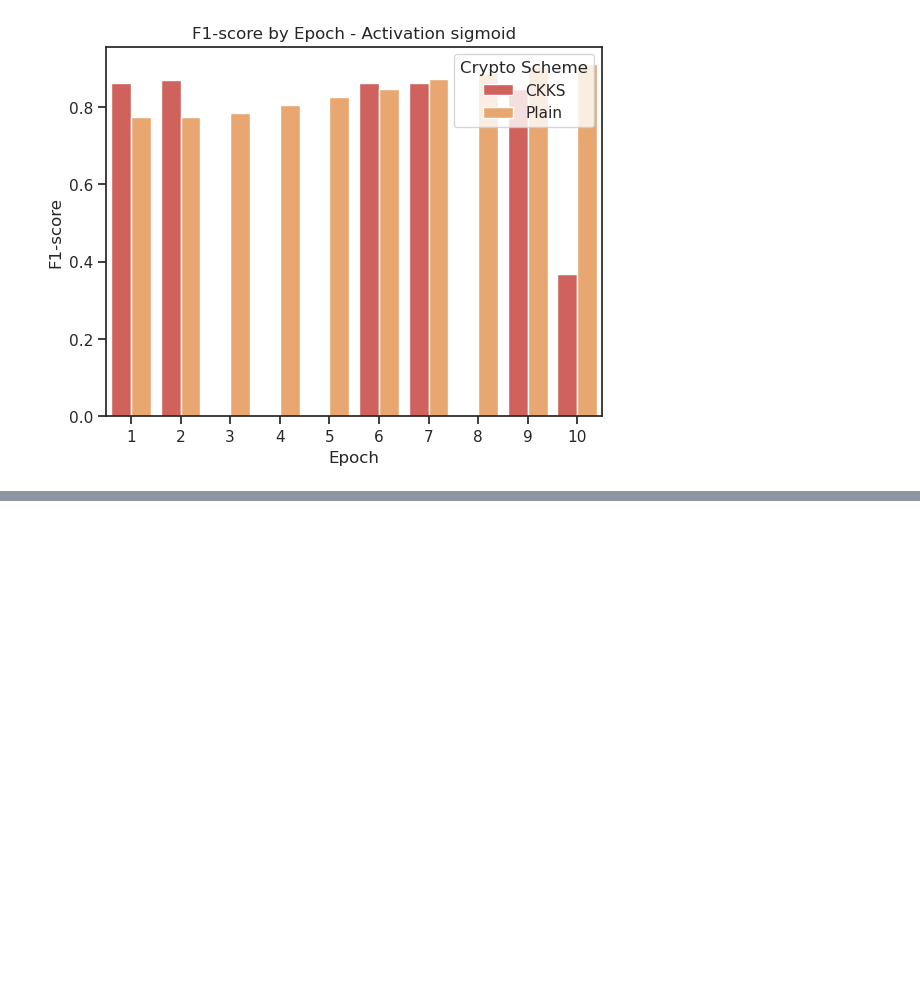
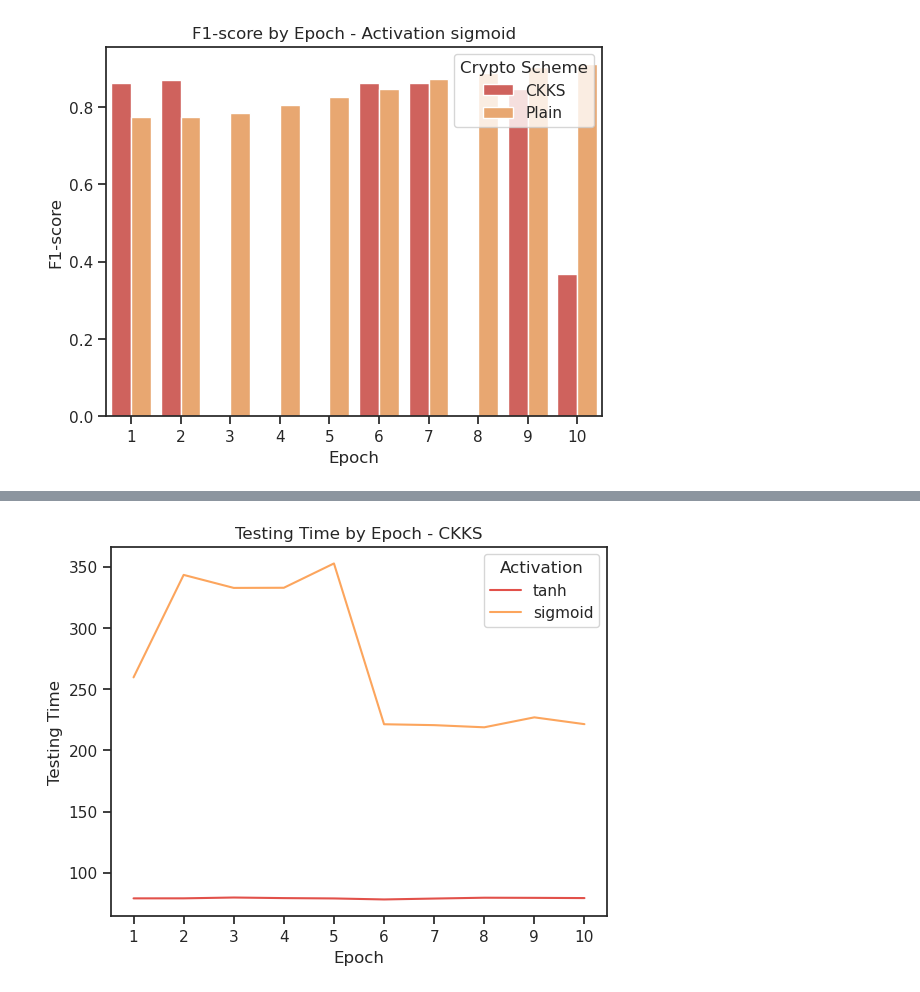
Before and after one commit to rodkruger/ppml-python, a Jupyter notebook: Metrics.ipynb, the cells around one changed output, grey strips where cells are left out. Cells and saved outputs as stored; diff of their text form; code cells hidden in the pictures; blank space fills up the shorter version.

```diff
--- a/Metrics.ipynb
+++ b/Metrics.ipynb
@@ -156,0 +168,10 @@ plt.show()
+# %%
+filtered_df = df_metrics[df_metrics['Crypto Scheme'] == 'CKKS']
+sns.lineplot(data=filtered_df, x='Epochs', hue='Activation', y='Testing Time')
+plt.title("Testing Time by Epoch - CKKS")
+plt.xlabel("Epoch")
+plt.ylabel("Testing Time")
+plt.xticks(range(1, 11))
+plt.show()
+# %% [output]
+[figure, added]
```
Also changed, not shown: parts of 2 cells of this notebook.
